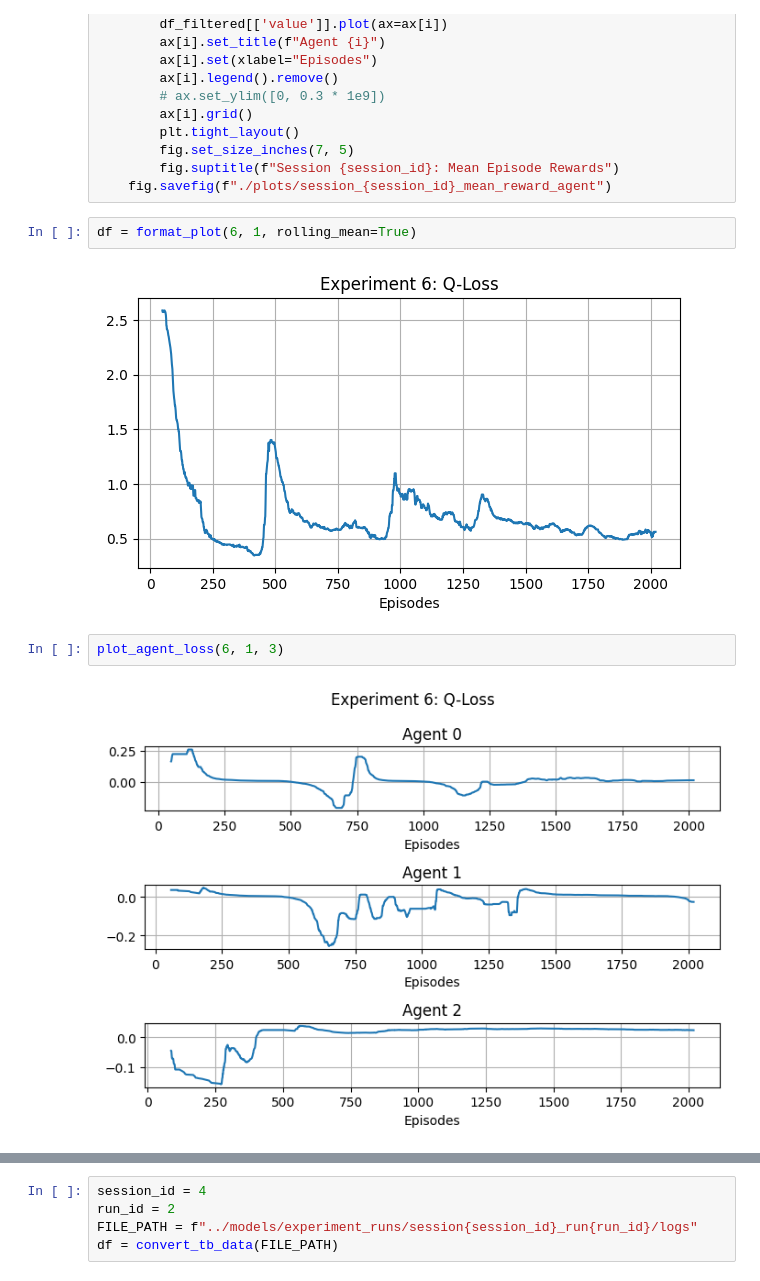
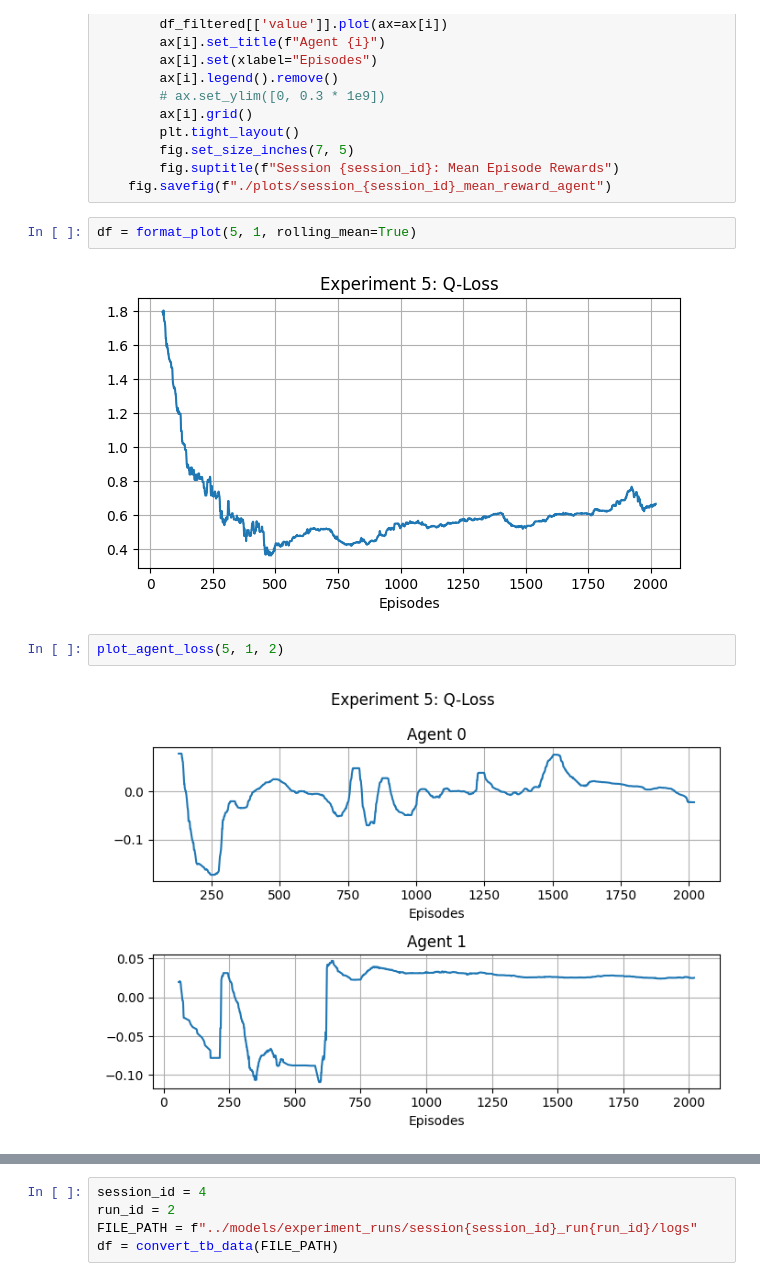
Before and after one commit to buehrerc/MAAC-auto-gov, a Jupyter notebook: analysis/generate_plots.ipynb, the cells around one changed output, grey strips where cells are left out. Saved outputs shown, nothing was run; the diff lists cells and outputs as text.

```diff
--- a/analysis/generate_plots.ipynb
+++ b/analysis/generate_plots.ipynb
@@ -76,11 +76,11 @@ def plot_agent_reward(session_id, run_id, agent_num, filter_outliers=False):
         fig.suptitle(f"Session {session_id}: Mean Episode Rewards")
     fig.savefig(f"./plots/session_{session_id}_mean_reward_agent")
 # %%
-df = format_plot(6, 1, rolling_mean=True)
+df = format_plot(5, 1, rolling_mean=True)
 # %% [output]
-[figure, old version]
+[figure, new version]
 # %%
-plot_agent_loss(6, 1, 3)
+plot_agent_loss(5, 1, 2)
 # %% [output]
-[figure, old version]
+[figure, new version]
 # %%
```
Also changed, not shown: parts of 6 cells of this notebook, 7 other files.
